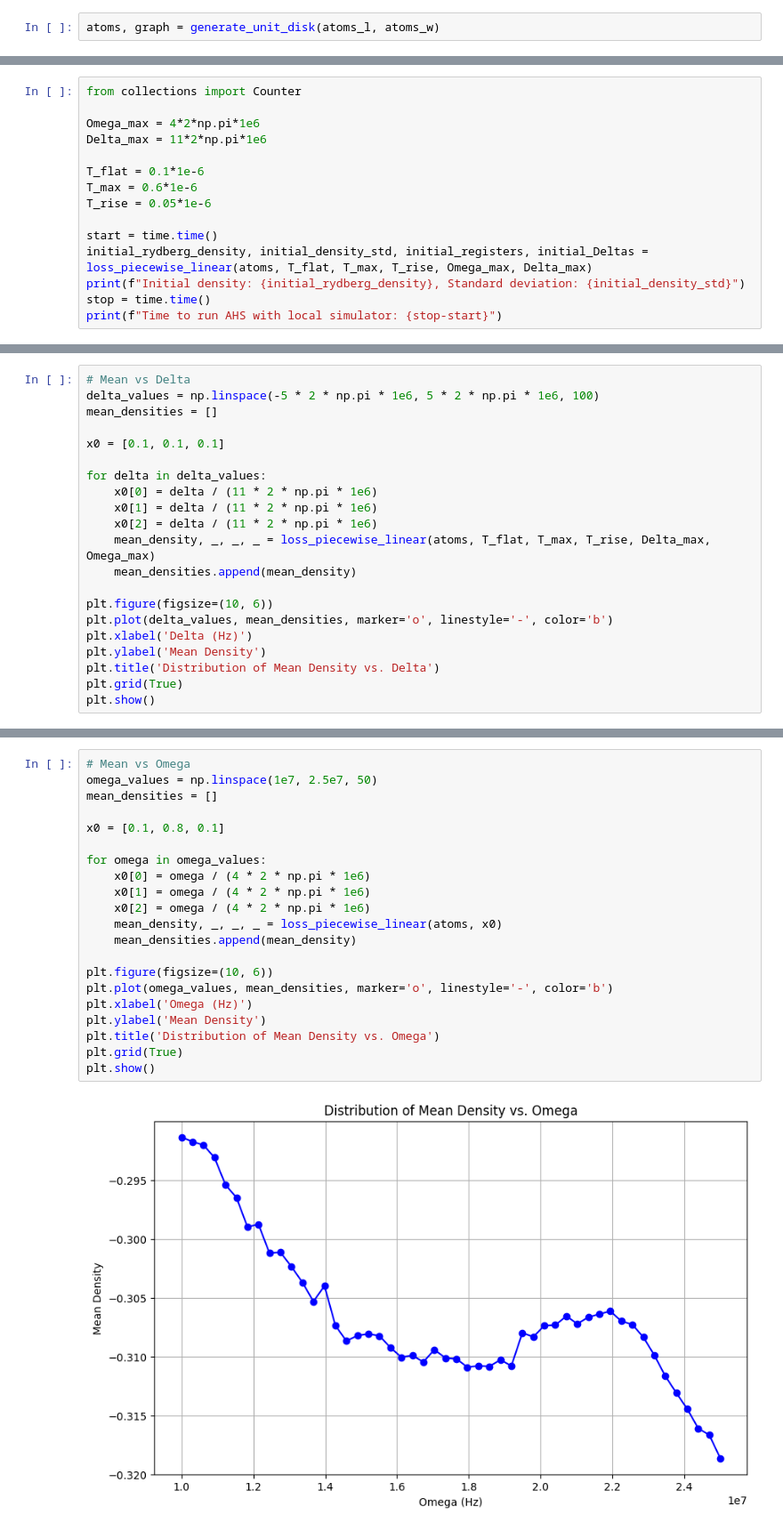
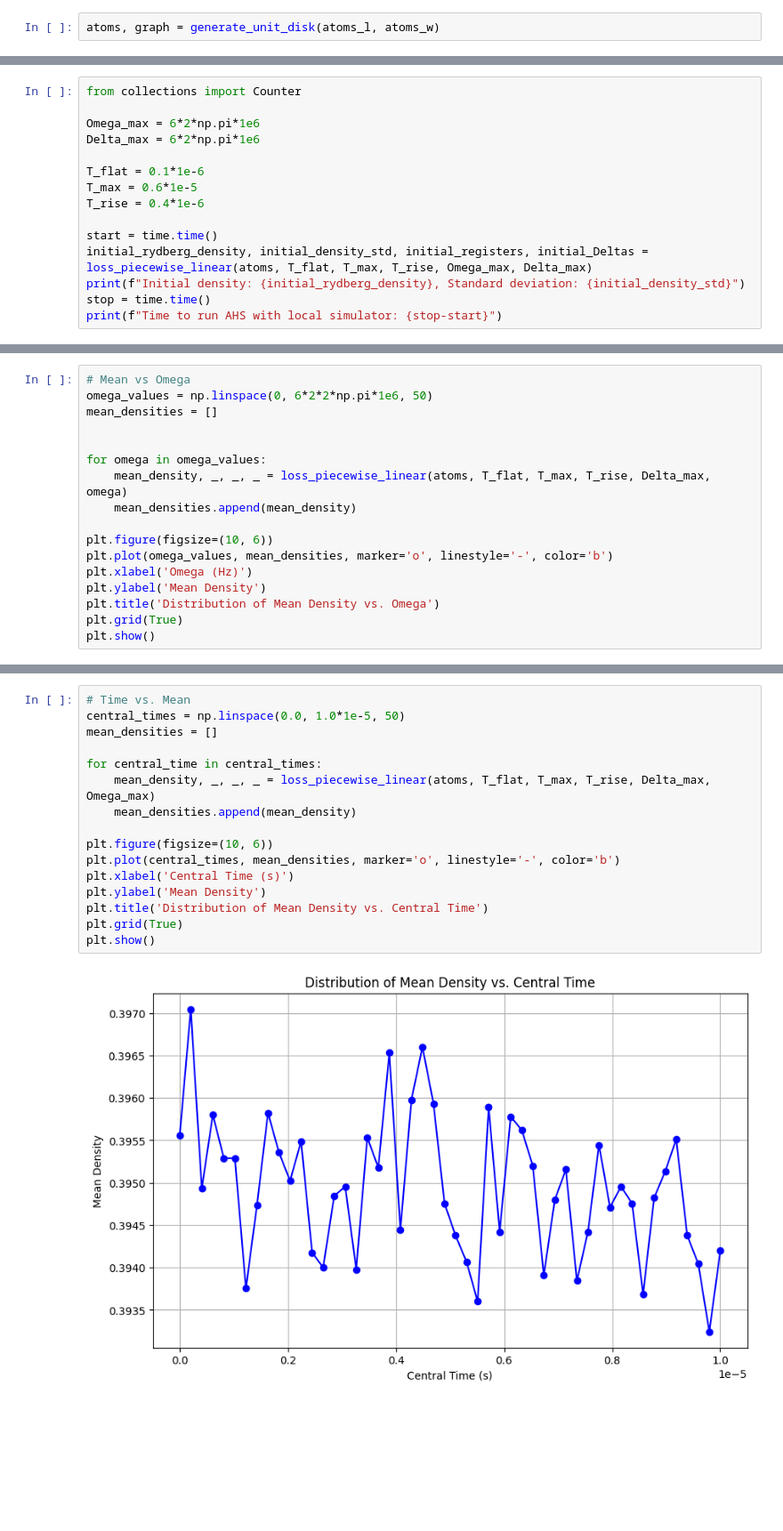
Before and after one commit to porkbellie/quantum-benchmark, a Jupyter notebook: MIS3.ipynb, the cells around one changed output, grey strips where cells are left out. Shown at 89% size. Drawn from its saved outputs; the diff is of its cells as text; blank space fills up the shorter version.

```diff
--- a/MIS3.ipynb
+++ b/MIS3.ipynb
@@ -117,12 +118,12 @@ def loss_piecewise_linear(atoms: AtomArrangement, T_flat: float, T_max: float, T
 # %%
 from collections import Counter
 
-Omega_max = 4*2*np.pi*1e6
-Delta_max = 11*2*np.pi*1e6
+Omega_max = 6*2*np.pi*1e6
+Delta_max = 6*2*np.pi*1e6
 
 T_flat = 0.1*1e-6
-T_max = 0.6*1e-6
-T_rise = 0.05*1e-6
+T_max = 0.6*1e-5
+T_rise = 0.4*1e-6
 
 start = time.time()
 initial_rydberg_density, initial_density_std, initial_registers, initial_Deltas = loss_piecewise_linear(atoms, T_flat, T_max, T_rise, Omega_max, Delta_max)
@@ -185,22 +183,18 @@ KeyboardInterrupt:
 # %%
-# Mean vs Delta
-delta_values = np.linspace(-5 * 2 * np.pi * 1e6, 5 * 2 * np.pi * 1e6, 100)
+# Mean vs Omega
+omega_values = np.linspace(0, 6*2*2*np.pi*1e6, 50)
 mean_densities = []
 
-x0 = [0.1, 0.1, 0.1]
 
-for delta in delta_values:
-    x0[0] = delta / (11 * 2 * np.pi * 1e6)
-    x0[1] = delta / (11 * 2 * np.pi * 1e6)
-    x0[2] = delta / (11 * 2 * np.pi * 1e6)
-    mean_density, _, _, _ = loss_piecewise_linear(atoms, T_flat, T_max, T_rise, Delta_max, Omega_max)
+for omega in omega_values:
+    mean_density, _, _, _ = loss_piecewise_linear(atoms, T_flat, T_max, T_rise, Delta_max, omega)
     mean_densities.append(mean_density)
 
 plt.figure(figsize=(10, 6))
-plt.plot(delta_values, mean_densities, marker='o', linestyle='-', color='b')
-plt.xlabel('Delta (Hz)')
+plt.plot(omega_values, mean_densities, marker='o', linestyle='-', color='b')
+plt.xlabel('Omega (Hz)')
 plt.ylabel('Mean Density')
-plt.title('Distribution of Mean Density vs. Delta')
+plt.title('Distribution of Mean Density vs. Omega')
 plt.grid(True)
 plt.show()
 # %% [output]
@@ -208,23 +202,18 @@ plt.show()
 # %%
-# Mean vs Omega
-omega_values = np.linspace(1e7, 2.5e7, 50)
+# Time vs. Mean
+central_times = np.linspace(0.0, 1.0*1e-5, 50)
 mean_densities = []
 
-x0 = [0.1, 0.8, 0.1]
-
-for omega in omega_values:
-    x0[0] = omega / (4 * 2 * np.pi * 1e6)
-    x0[1] = omega / (4 * 2 * np.pi * 1e6)
-    x0[2] = omega / (4 * 2 * np.pi * 1e6)
-    mean_density, _, _, _ = loss_piecewise_linear(atoms, x0)
+for central_time in central_times:
+    mean_density, _, _, _ = loss_piecewise_linear(atoms, T_flat, T_max, T_rise, Delta_max, Omega_max)
     mean_densities.append(mean_density)
 
 plt.figure(figsize=(10, 6))
-plt.plot(omega_values, mean_densities, marker='o', linestyle='-', color='b')
-plt.xlabel('Omega (Hz)')
+plt.plot(central_times, mean_densities, marker='o', linestyle='-', color='b')
+plt.xlabel('Central Time (s)')
 plt.ylabel('Mean Density')
-plt.title('Distribution of Mean Density vs. Omega')
+plt.title('Distribution of Mean Density vs. Central Time')
 plt.grid(True)
 plt.show()
 # %% [output]
-[figure, old version]
+[figure, new version]
```
Also changed, not shown: parts of 13 cells of this notebook.
